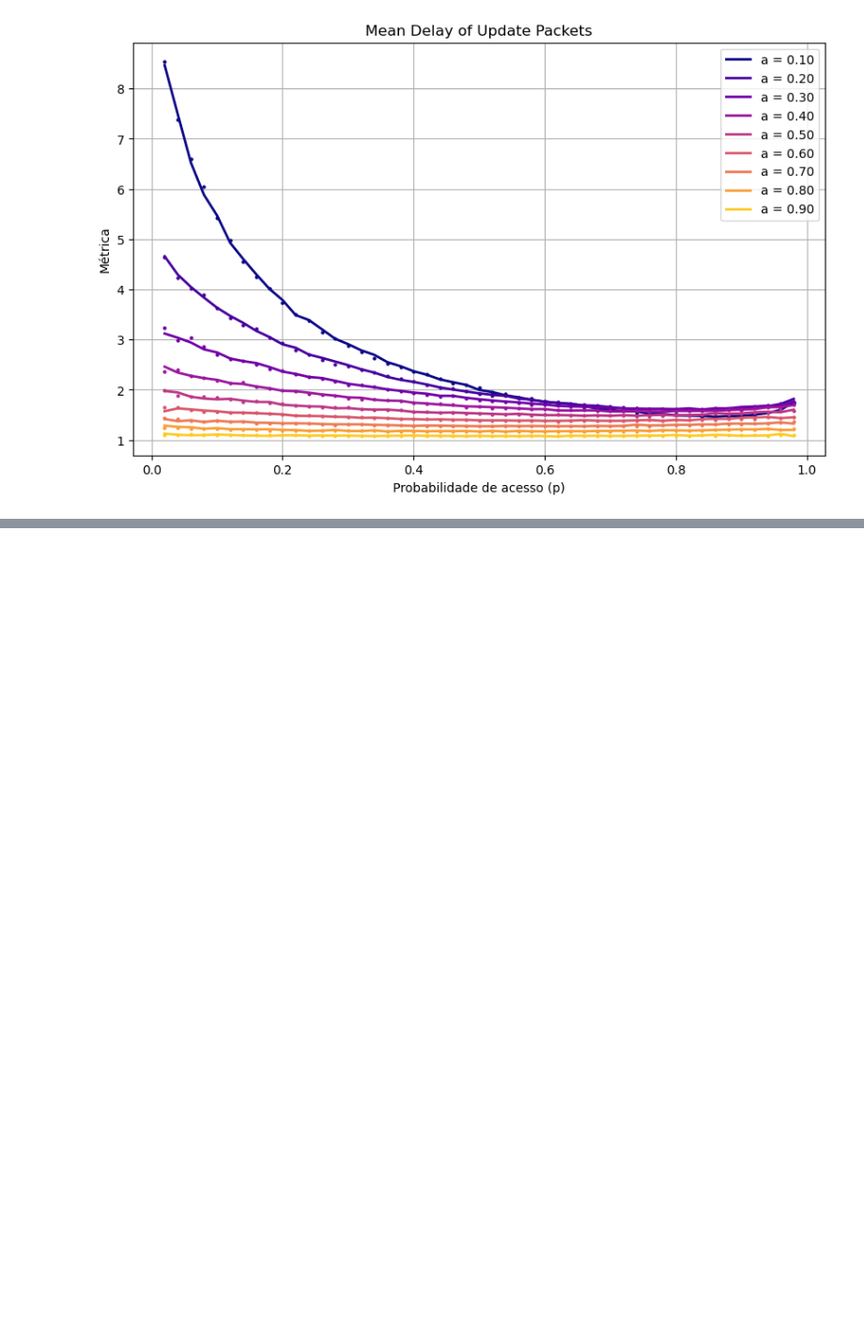
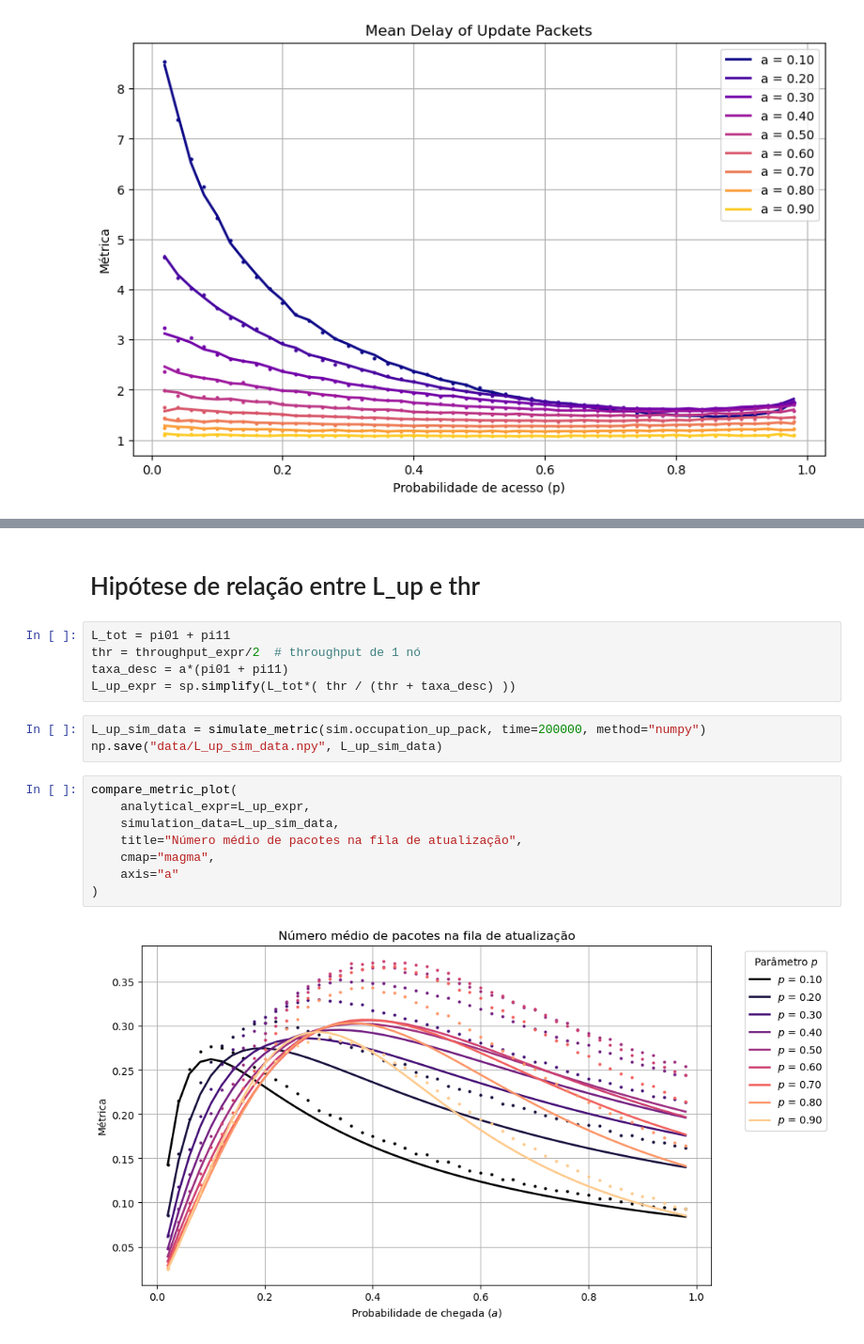
Before and after one commit to Velvet-blue/ic26-age-of-information, a Jupyter notebook: main.ipynb, the cells around one changed output, grey strips where cells are left out. Shown at 94% size. Drawn from its saved outputs; the diff is of its cells as text; blank space fills up the shorter version.

```diff
--- a/main.ipynb
+++ b/main.ipynb
@@ -66,0 +93,20 @@ age_expr = sp.simplify((pi01 + pi10 + 2*pi11)/(throughput_expr))
+# %% [markdown]
+# Hipótese de relação entre L_up e thr
+# %%
+L_tot = pi01 + pi11
+thr = throughput_expr/2  # throughput de 1 nó
+taxa_desc = a*(pi01 + pi11)
+L_up_expr = sp.simplify(L_tot*( thr / (thr + taxa_desc) ))
+# %%
+L_up_sim_data = simulate_metric(sim.occupation_up_pack, time=200000, method="numpy")
+np.save("data/L_up_sim_data.npy", L_up_sim_data)
+# %%
+compare_metric_plot(
+    analytical_expr=L_up_expr,
+    simulation_data=L_up_sim_data,
+    title="Número médio de pacotes na fila de atualização",
+    cmap="magma",
+    axis="a"
+)
+# %% [output]
+[figure, added]
```
Also changed, not shown: parts of 9 cells of this notebook, 2 other files.
